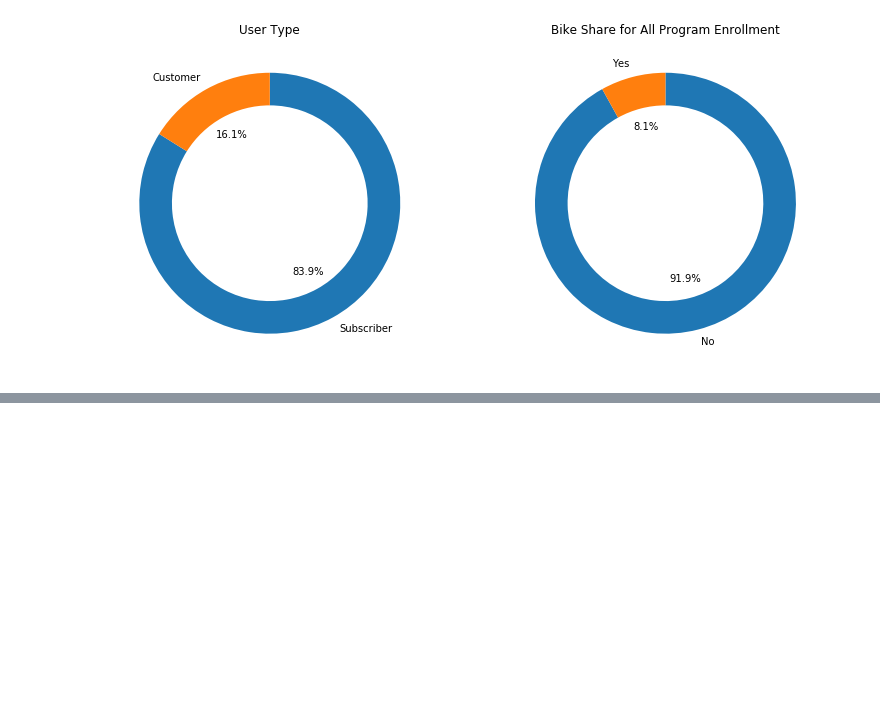
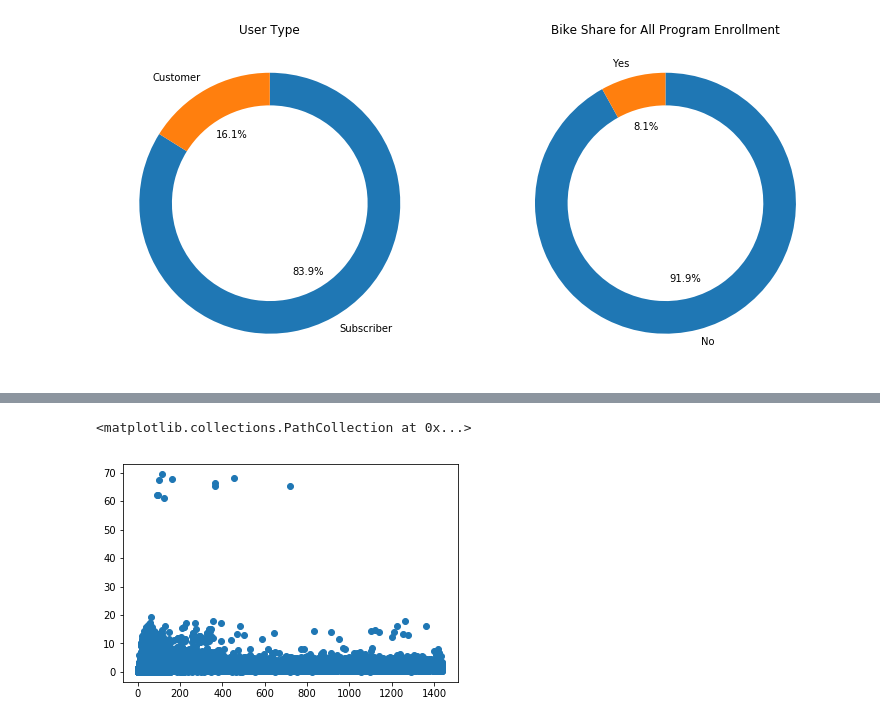
Before and after one commit to sclkan/Lyft-Analysis, a Jupyter notebook: lyft_baywheels_analysis.ipynb, the cells around one changed output, grey strips where cells are left out. Cells and saved outputs as stored; diff of their text form; code cells hidden in the pictures; blank space fills up the shorter version.

```diff
--- a/lyft_baywheels_analysis.ipynb
+++ b/lyft_baywheels_analysis.ipynb
@@ -396,0 +407,5 @@ ax[1].set_title('Bike Share for All Program Enrollment');
+# %%
+plt.scatter(data=df, x='duration_min', y='distance')
+# %% [output]
+<matplotlib.collections.PathCollection at 0x...>
+[figure, added]
```
Also changed, not shown: parts of 11 cells of this notebook.
